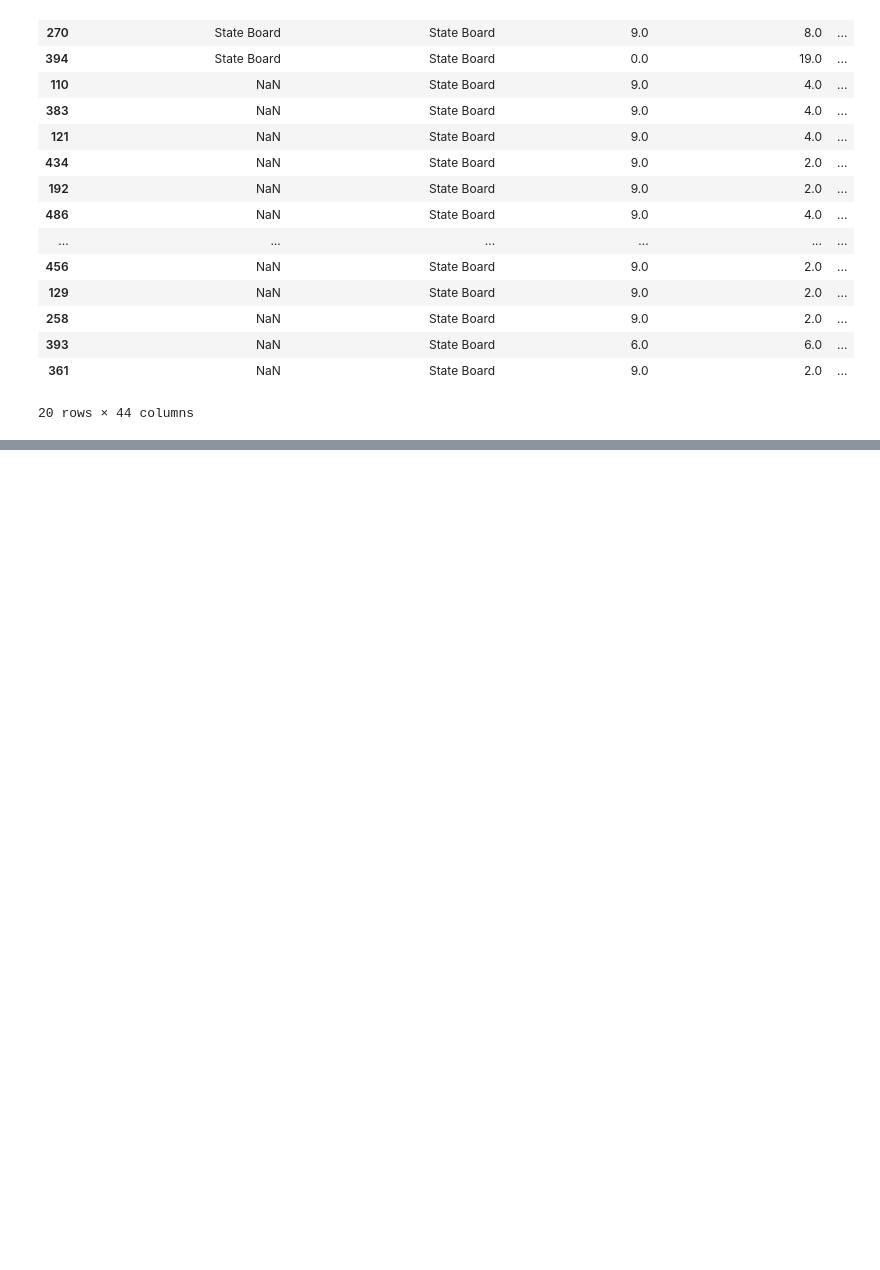
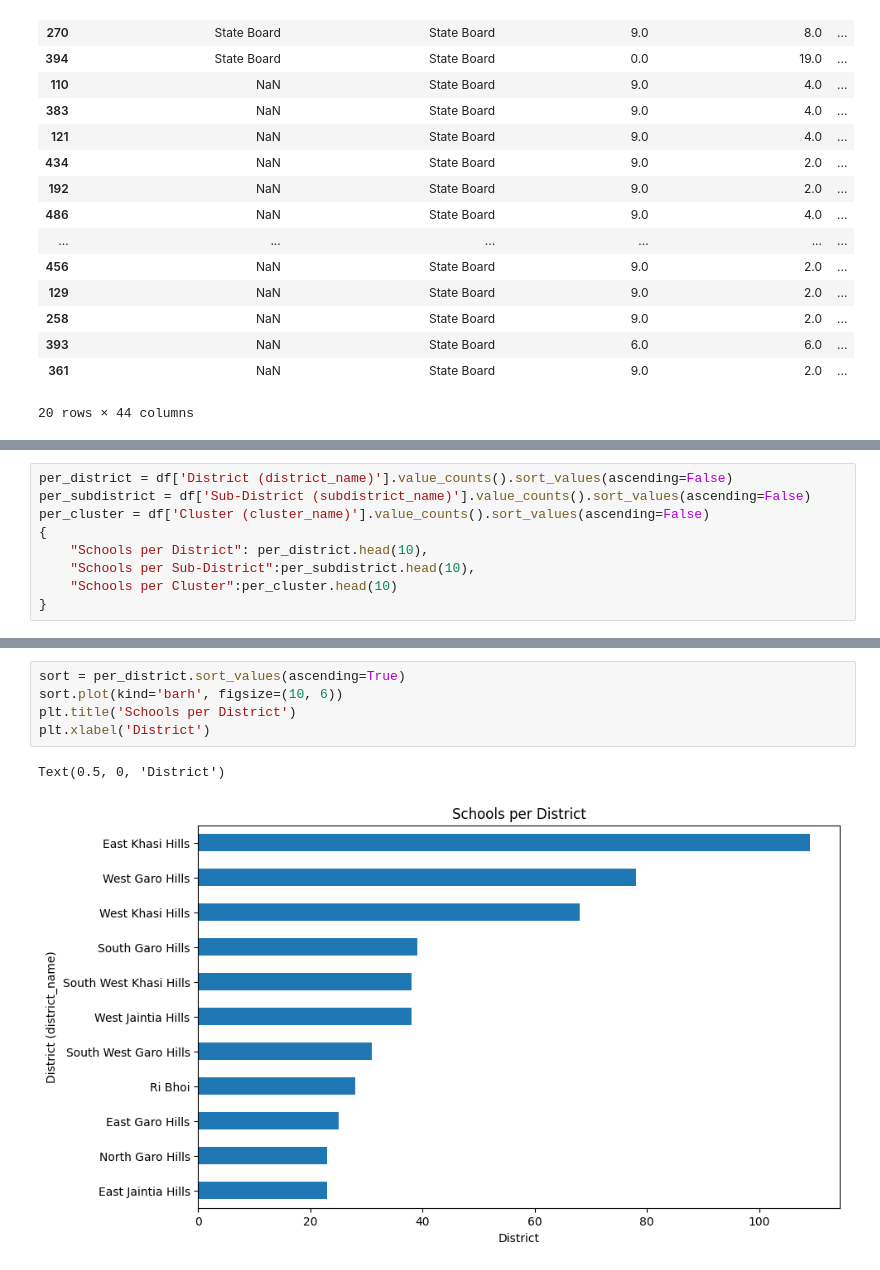
Before and after one commit to Pamela1005/Machine-learning-, a Jupyter notebook: Meghalaya education .ipynb, the cells around one changed output, grey strips where cells are left out. Saved outputs shown, nothing was run; the diff lists cells and outputs as text; blank space fills up the shorter version.

```diff
--- a/Meghalaya education .ipynb
+++ b/Meghalaya education .ipynb
@@ -228,0 +264,9 @@ sort.head(20)
+# %%
+per_district = df['District (district_name)'].value_counts().sort_values(ascending=False)
+per_subdistrict = df['Sub-District (subdistrict_name)'].value_counts().sort_values(ascending=False)
+per_cluster = df['Cluster (cluster_name)'].value_counts().sort_values(ascending=False)
+{
+    "Schools per District": per_district.head(10),
+    "Schools per Sub-District":per_subdistrict.head(10),
+    "Schools per Cluster":per_cluster.head(10)
+}
@@ -228,0 +291,8 @@ sort.head(20)
+# %%
+sort = per_district.sort_values(ascending=True)
+sort.plot(kind='barh', figsize=(10, 6))
+plt.title('Schools per District')
+plt.xlabel('District')
+# %% [output]
+Text(0.5, 0, 'District')
+[figure, added]
```
Also changed, not shown: parts of 16 cells of this notebook.
